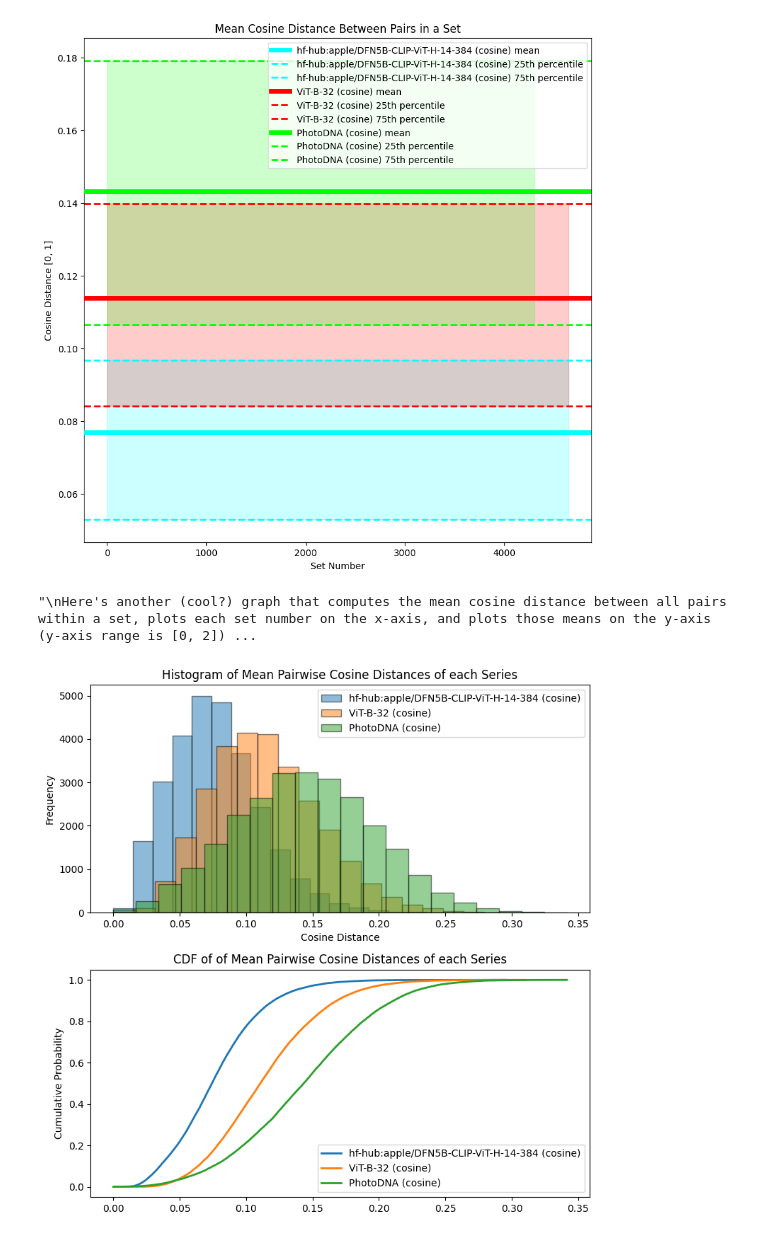
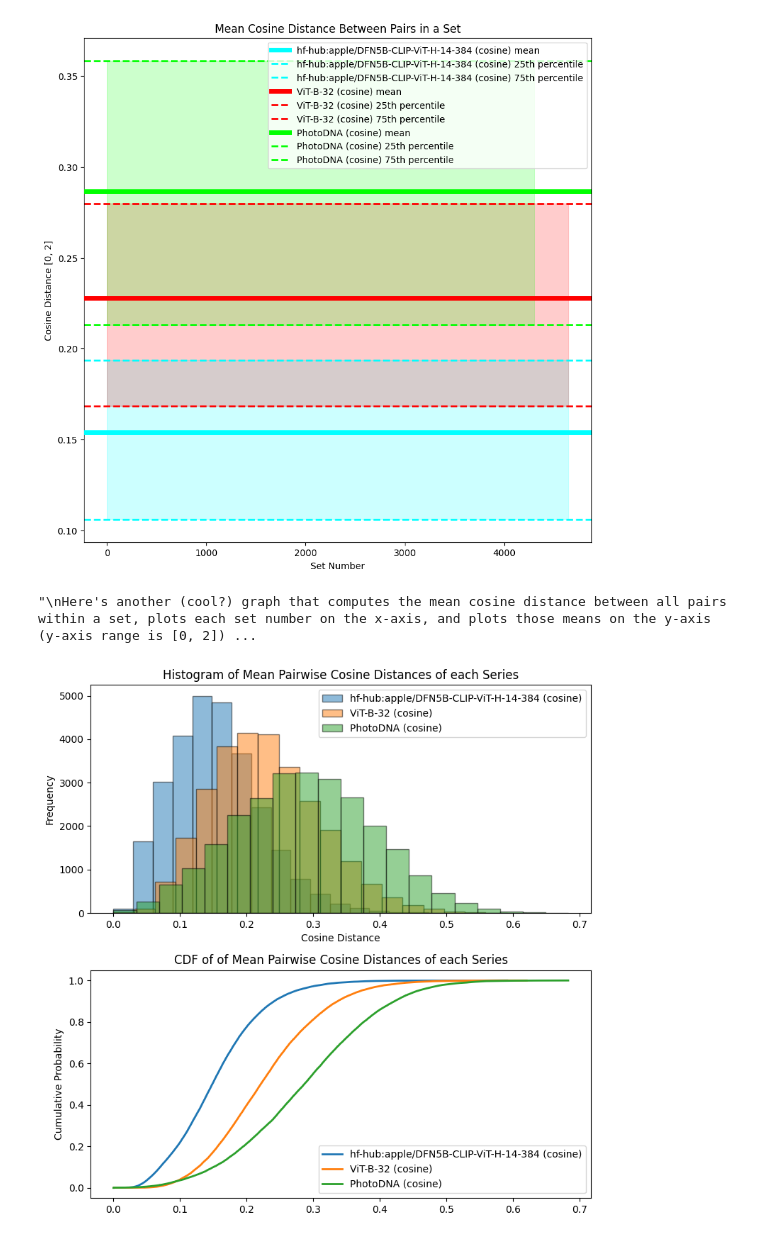
Before and after one commit to UMass-Rescue/RescueCLIP, a Jupyter notebook: scripts/cuhk_embeddings/cuhk_vector_distribution_direct_pairwise.ipynb, the cells around one changed output. Cells and saved outputs as stored; diff of their text form; code cells hidden in the pictures.

Commit message:
revise scale on vector distribution graphs

```diff
--- a/scripts/cuhk_embeddings/cuhk_vector_distribution_direct_pairwise.ipynb
+++ b/scripts/cuhk_embeddings/cuhk_vector_distribution_direct_pairwise.ipynb
@@ -85,7 +85,7 @@ def get_set_metrics_for_collection_config(collection_config: CollectionConfig, s
             distances = pdist(X, metric='cosine')
 
             # Normalize distances
-            distances /=  2     # move the range of distances from [0, 2] to [0, 1]
+            # distances /=  2     # move the range of distances from [0, 2] to [0, 1]
 
         else:
             raise ValueError(f"Invalid distance metric {distance_metric}")
@@ -140,7 +140,7 @@ def get_set_metrics_for_pdna(
         if distance_metric == "cosine":
             X = X / np.linalg.norm(X, axis=1, keepdims=True)
             distances = pdist(X, metric="cosine")
-            distances /= 2  # Normalize by the number of vectors to cut the range to [0, 1]
+            # distances /= 2  # Normalize by the number of vectors to cut the range to [0, 1]
         elif distance_metric == "euclidean":
             distances = pdist(X, metric="euclidean")
             # Normalize by the number of vectors to cut the range to [0, 1]
@@ -311,9 +311,9 @@ for i, (model_name, set_to_metrics) in enumerate(all_data.items()):
 # Create an errorbar plot
 plt.xlabel("Set Number")
 if clip_distance_function == pdna_distance_function == 'cosine':
-    plt.ylabel("Cosine Distance [0, 1]")
+    plt.ylabel("Cosine Distance [0, 2]")
 else:
-    plt.ylabel("Distance [0, 1]")
+    plt.ylabel("Distance [0, 2]")
 plt.title("Mean Cosine Distance Between Pairs in a Set")
 # plt.ylim(0, 2)  # Set y-axis limits between 0 and 2
 plt.legend()
@@ -332,4 +332,4 @@ We can see the clear separation between two CLIP models (how they compare in the
-[figure, old version]
+[figure, new version]
 "\nHere's another (cool?) graph that computes the mean cosine distance between all pairs within a set, plots each set number on the x-axis, and plots those means on the y-axis (y-axis range is [0, 2]) ...
 # %%
 # Prepare a figure with two subplots: top=Histogram, bottom=CDF
@@ -374,16 +374,16 @@ ax_hist.legend()
 # Configure CDF axis
 ax_cdf.set_title("CDF of of Mean Pairwise Cosine Distances of each Series")
 if clip_distance_function == pdna_distance_function == 'cosine':
-    plt.ylabel("Cosine Distance [0, 1]")
+    plt.ylabel("Cosine Distance [0, 2]")
 else:
-    plt.ylabel("Distance [0, 1]")
+    plt.ylabel("Distance [0, 2]")
 ax_cdf.set_ylabel("Cumulative Probability")
 ax_cdf.legend()
 
 plt.tight_layout()
 plt.show()
 # %% [output]
-[figure, old version]
+[figure, new version]
 # %%
 from scipy.spatial.distance import cdist
 
```
Also changed, not shown: parts of 13 cells of this notebook, 1 other file.
